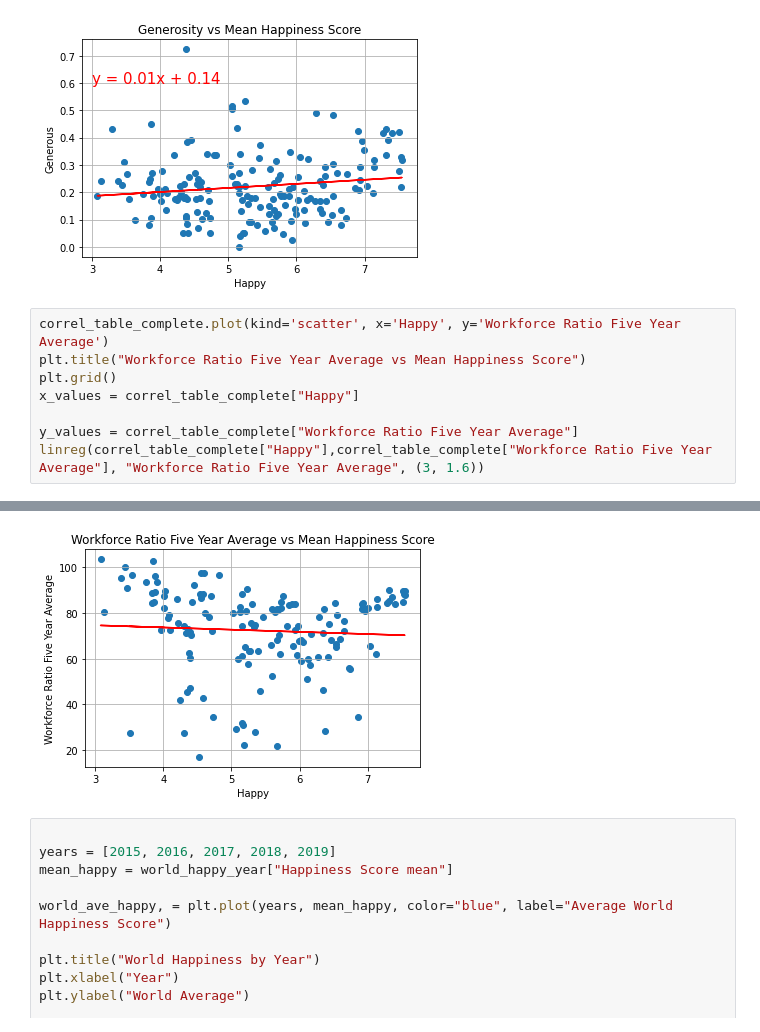
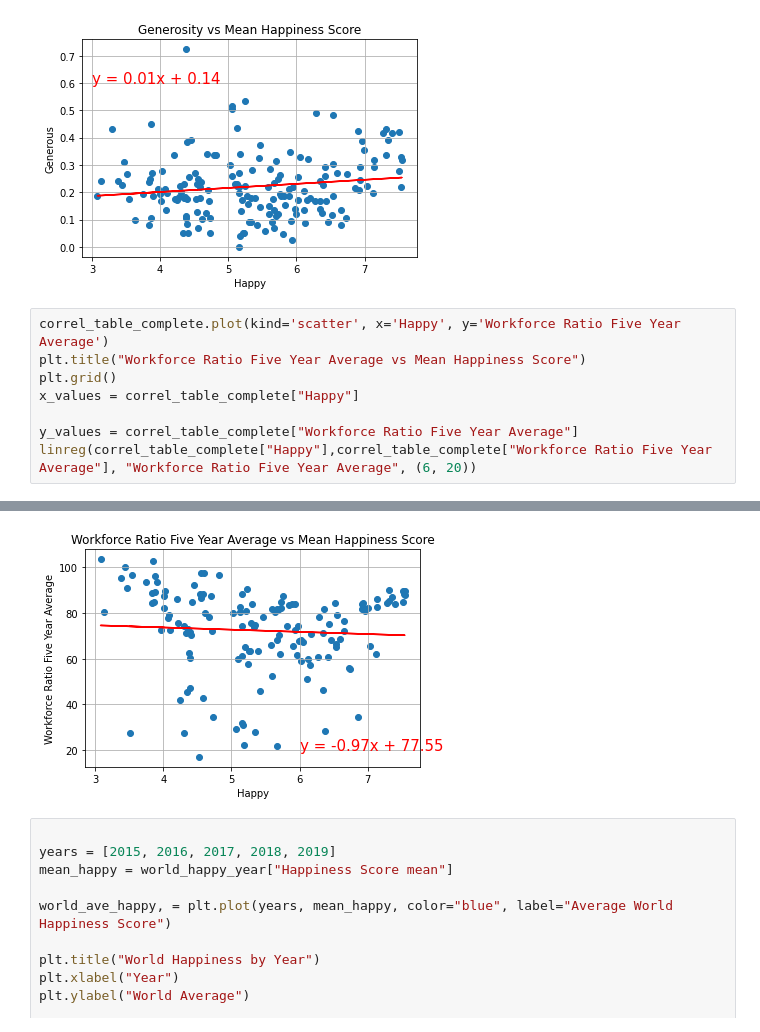
Before and after one commit to cbragg3136/world_happiness_project1, a Jupyter notebook: Analysis with line graphs.ipynb, the cells around one changed output, grey strips where cells are left out. Saved outputs shown, nothing was run; the diff lists cells and outputs as text.

Commit message:
updated graphs

```diff
--- a/Analysis with line graphs.ipynb
+++ b/Analysis with line graphs.ipynb
@@ -124,5 +124,5 @@ plt.grid()
 x_values = correl_table_complete["Happy"]
 
 y_values = correl_table_complete["Workforce Ratio Five Year Average"]
-linreg(correl_table_complete["Happy"],correl_table_complete["Workforce Ratio Five Year Average"], "Workforce Ratio Five Year Average", (3, 1.6))
+linreg(correl_table_complete["Happy"],correl_table_complete["Workforce Ratio Five Year Average"], "Workforce Ratio Five Year Average", (6, 20))
 # %% [output]
@@ -130,4 +130,4 @@ The r squared value is: -0.0591581144362058
-[figure, old version]
+[figure, new version]
 # %%
 
 years = [2015, 2016, 2017, 2018, 2019]
```
Also changed, not shown: parts of 3 cells of this notebook, 27 other files.
